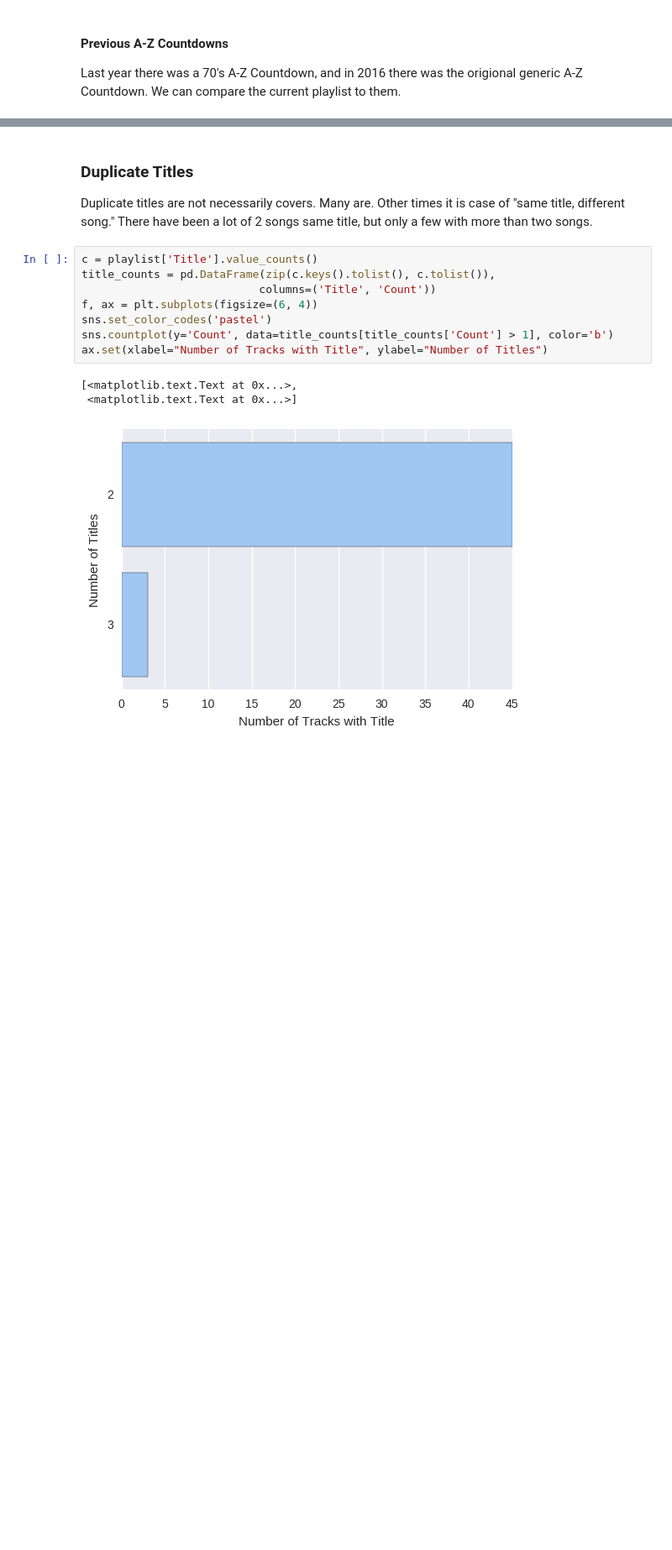
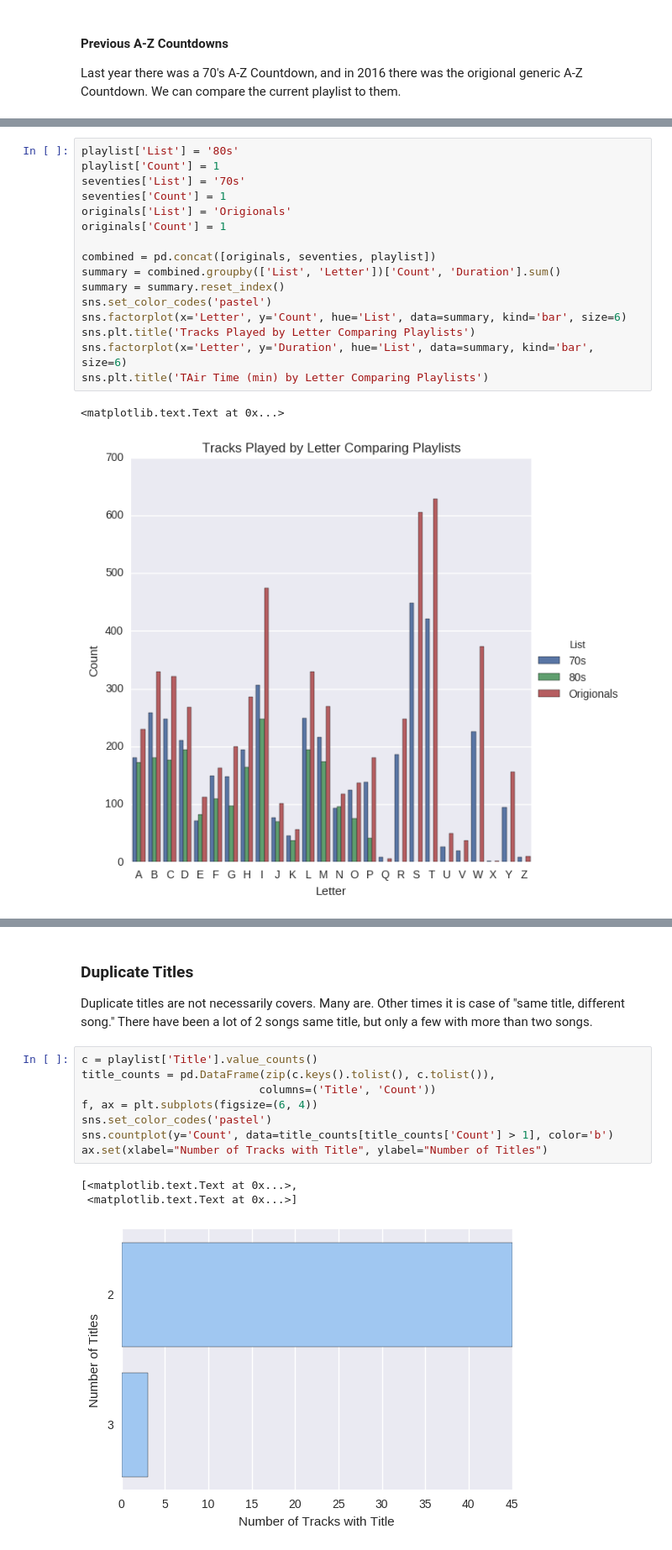
Before and after one commit to asudell/a2z, a Jupyter notebook: 80sA2Z.ipynb, the cells around one changed output, grey strips where cells are left out. Shown at 84% size. Cells and saved outputs as stored; diff of their text form; blank space fills up the shorter version.

Commit message:
Add comparisions with previous playlists. And pick up data while in the neighborhood.

```diff
--- a/80sA2Z.ipynb
+++ b/80sA2Z.ipynb
@@ -312 +314,20 @@ Of the 2084 tracks played so far, 499 tracks or 23.94% were played as part of th
 .
+# %%
+playlist['List'] = '80s'
+playlist['Count'] = 1
+seventies['List'] = '70s'
+seventies['Count'] = 1
+originals['List'] = 'Origionals'
+originals['Count'] = 1
+
+combined = pd.concat([originals, seventies, playlist])
+summary = combined.groupby(['List', 'Letter'])['Count', 'Duration'].sum()
+summary = summary.reset_index()
+sns.set_color_codes('pastel')
+sns.factorplot(x='Letter', y='Count', hue='List', data=summary, kind='bar', size=6)
+sns.plt.title('Tracks Played by Letter Comparing Playlists')
+sns.factorplot(x='Letter', y='Duration', hue='List', data=summary, kind='bar', size=6)
+sns.plt.title('TAir Time (min) by Letter Comparing Playlists')
+# %% [output]
+<matplotlib.text.Text at 0x...>
+[figure, added]
```
Also changed, not shown: parts of 14 cells of this notebook, 13 other files.
